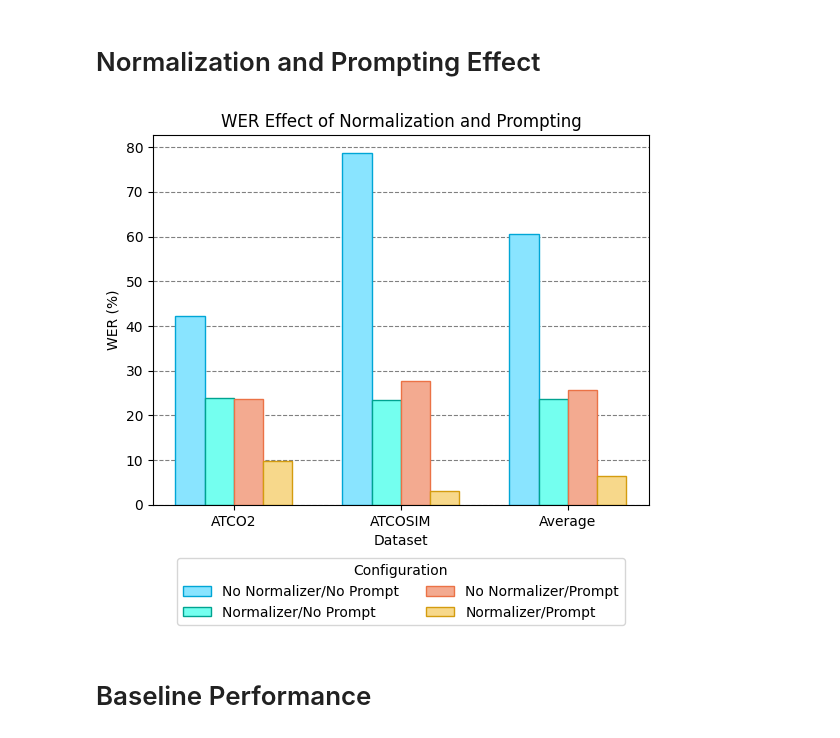
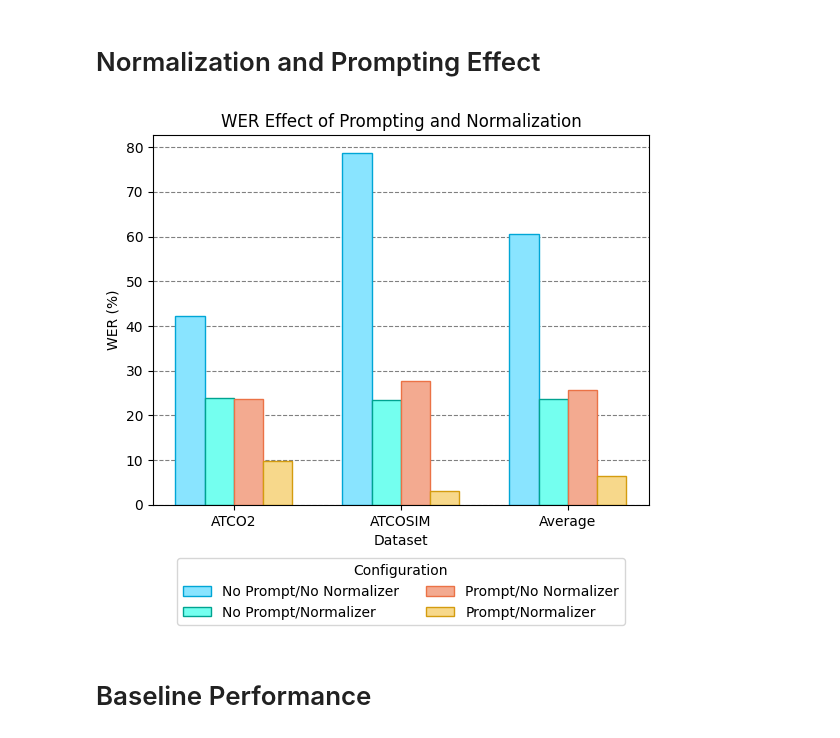
Before and after one commit to jlvdoorn/WhisperATC, a Jupyter notebook: Graphs/Bar_Chart.ipynb, the cells around one changed output. Saved outputs shown, nothing was run; the diff lists cells and outputs as text; code cells hidden in the pictures.

Commit message:
Updated prompt/normalization order

```diff
--- a/Graphs/Bar_Chart.ipynb
+++ b/Graphs/Bar_Chart.ipynb
@@ -27,22 +27,22 @@ yy = [9.73, 3.12, 6.43]
 # %%
 x = np.arange(len(labels))  # the label locations
 width = 0.35  # the width of the bars
 
 fig, ax = plt.subplots()
-r1 = ax.bar(x-3*width/4, nn, width/2, label='No Normalizer/No Prompt', color=[c1[0], c1[0], c1[0]], edgecolor=[e1[0], e1[0], e1[0]])
-r2 = ax.bar(x-width/4, yn, width/2, label='Normalizer/No Prompt', color=[c1[1], c1[1], c1[1]], edgecolor=[e1[1], e1[1], e1[1]])
-r3 = ax.bar(x+width/4, ny, width/2, label='No Normalizer/Prompt', color=[c1[2], c1[2], c1[2]], edgecolor=[e1[2], e1[2], e1[2]])
-r4 = ax.bar(x+3*width/4, yy, width/2, label='Normalizer/Prompt', color=[c1[3], c1[3], c1[3]], edgecolor=[e1[3], e1[3], e1[3]])
+r1 = ax.bar(x-3*width/4, nn, width/2, label='No Prompt/No Normalizer', color=[c1[0], c1[0], c1[0]], edgecolor=[e1[0], e1[0], e1[0]])
+r2 = ax.bar(x-width/4, yn, width/2, label='No Prompt/Normalizer', color=[c1[1], c1[1], c1[1]], edgecolor=[e1[1], e1[1], e1[1]])
+r3 = ax.bar(x+width/4, ny, width/2, label='Prompt/No Normalizer', color=[c1[2], c1[2], c1[2]], edgecolor=[e1[2], e1[2], e1[2]])
+r4 = ax.bar(x+3*width/4, yy, width/2, label='Prompt/Normalizer', color=[c1[3], c1[3], c1[3]], edgecolor=[e1[3], e1[3], e1[3]])
 
 # Add some text for labels, title and custom x-axis tick labels, etc.
 ax.set_xlabel('Dataset')
 ax.set_ylabel('WER (%)')
-ax.set_title('WER Effect of Normalization and Prompting')
+ax.set_title('WER Effect of Prompting and Normalization')
 ax.set_xticks(x)
 ax.set_xticklabels(labels)
 ax.legend(loc='upper center', bbox_to_anchor=(0.5, -0.125), shadow=False, ncol=2, title='Configuration')
 ax.yaxis.grid(color='gray', linestyle='--')
 ax.set_axisbelow(True)
 # %% [output]
-[figure, old version]
+[figure, new version]
 # %%
```
Also changed, not shown: parts of 6 cells of this notebook.
